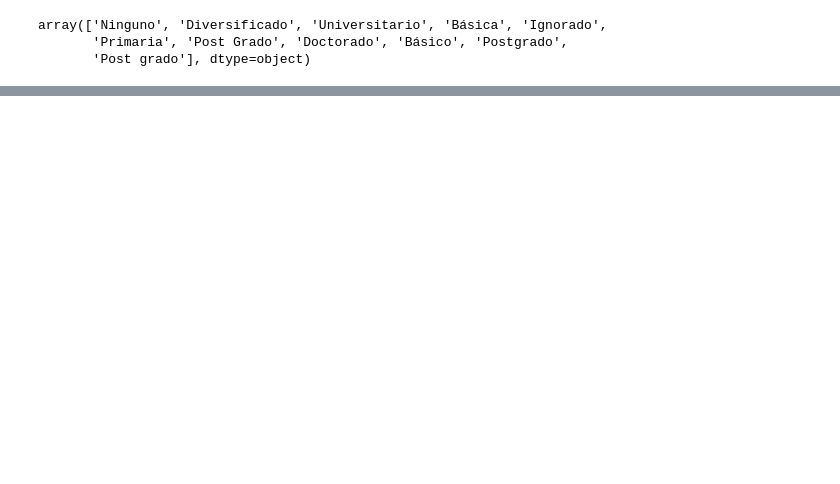
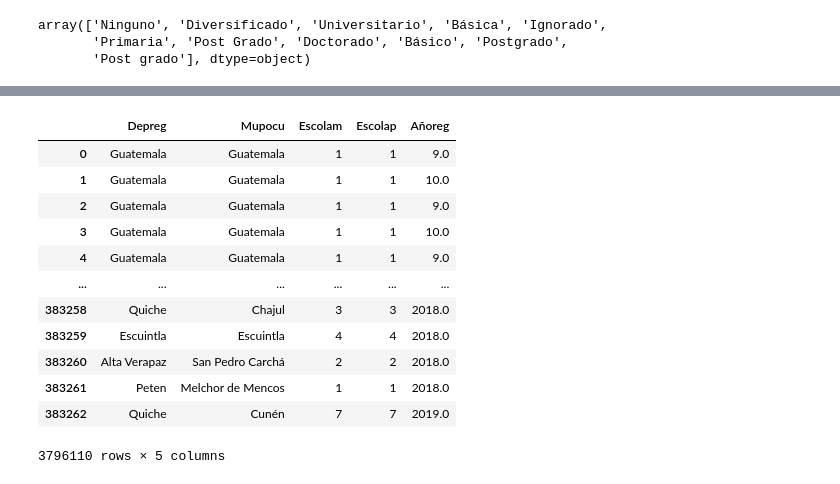
Before and after one commit to Diego-CB/Proyecto1-Mineria, a Jupyter notebook: newdata/dataset.ipynb, the cells around one changed output, grey strips where cells are left out. Cells and saved outputs as stored; diff of their text form; code cells hidden in the pictures; blank space fills up the shorter version.

```diff
--- a/newdata/dataset.ipynb
+++ b/newdata/dataset.ipynb
@@ -62,0 +257,16 @@ array(['Ninguno', 'Diversificado', 'Universitario', 'Básica', 'Ignorado',
+# %%
+data
+# %% [output]
+|  | Depreg | Mupocu | Escolam | Escolap | Añoreg |
+| 0 | Guatemala | Guatemala | 1 | 1 | 9.0 |
+| 1 | Guatemala | Guatemala | 1 | 1 | 10.0 |
+| 2 | Guatemala | Guatemala | 1 | 1 | 9.0 |
+| 3 | Guatemala | Guatemala | 1 | 1 | 10.0 |
+| 4 | Guatemala | Guatemala | 1 | 1 | 9.0 |
+| ... | ... | ... | ... | ... | ... |
+| 383258 | Quiche | Chajul | 3 | 3 | 2018.0 |
+| 383259 | Escuintla | Escuintla | 4 | 4 | 2018.0 |
+| 383260 | Alta Verapaz | San Pedro Carchá | 2 | 2 | 2018.0 |
+| 383261 | Peten | Melchor de Mencos | 1 | 1 | 2018.0 |
+| 383262 | Quiche | Cunén | 7 | 7 | 2019.0 |
+3796110 rows × 5 columns
```
Also changed, not shown: parts of 40 cells of this notebook.
